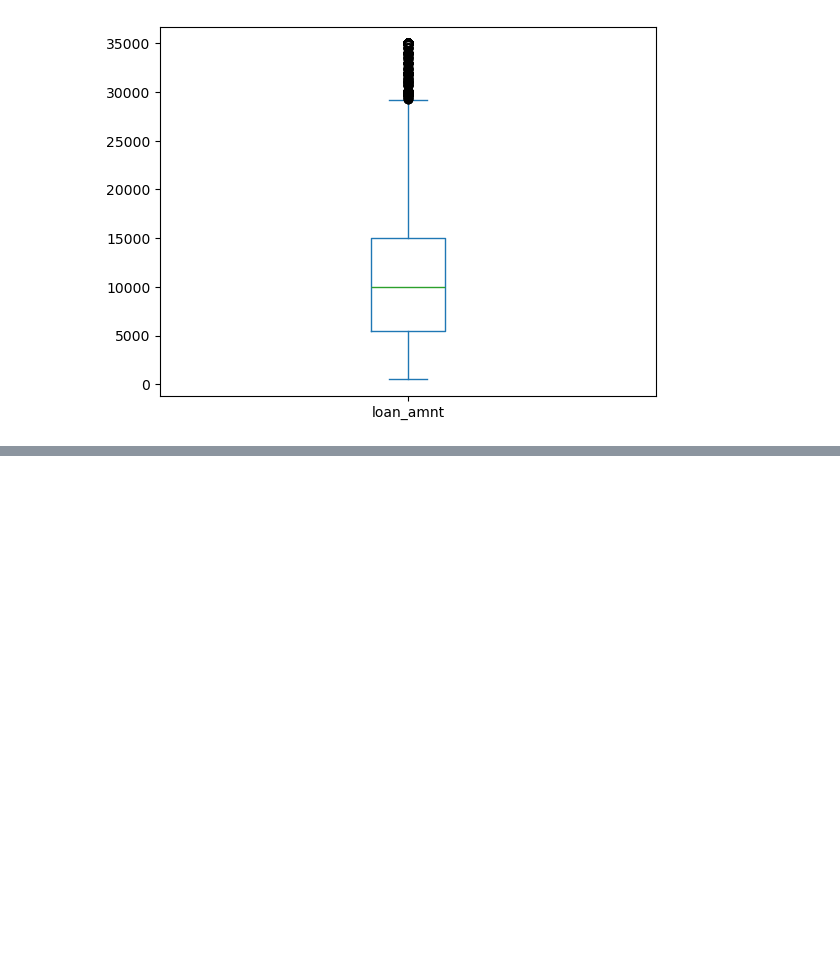
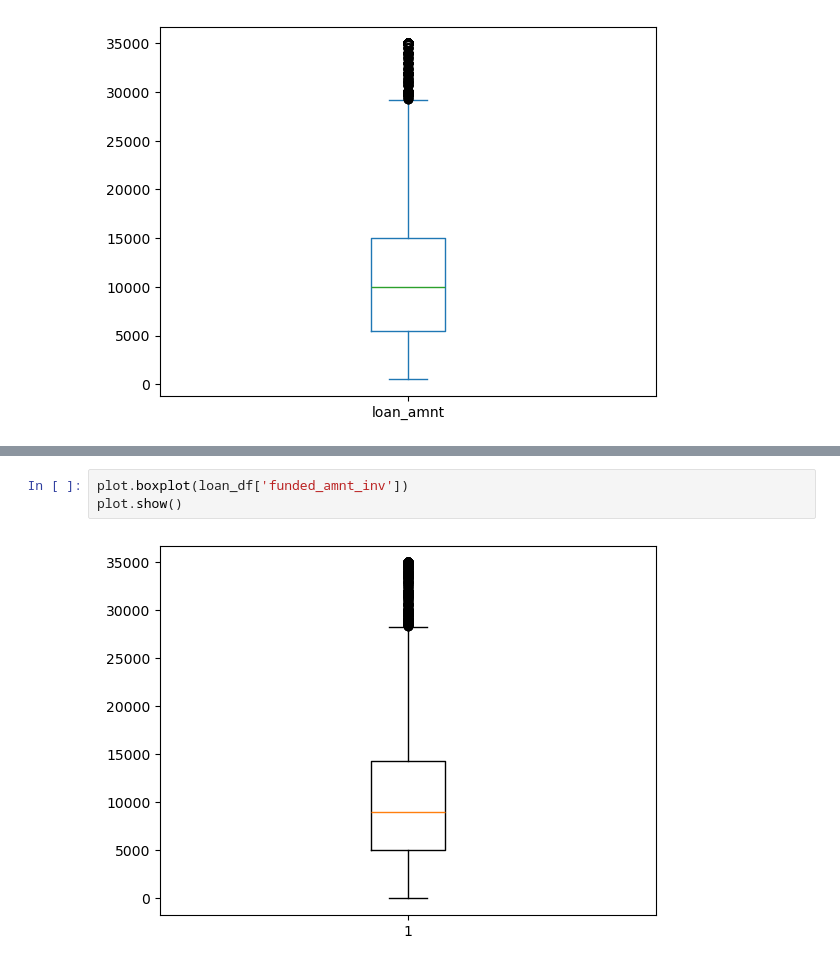
Before and after one commit to supriyaKU23/LendingClubCaseStudy, a Jupyter notebook: Supriya_Uppala.ipynb, the cells around one changed output, grey strips where cells are left out. Drawn from its saved outputs; the diff is of its cells as text; blank space fills up the shorter version.

```diff
--- a/Supriya_Uppala.ipynb
+++ b/Supriya_Uppala.ipynb
@@ -532,0 +541,5 @@ Name: loan_amnt, dtype: float64
+# %%
+plot.boxplot(loan_df['funded_amnt_inv'])
+plot.show()
+# %% [output]
+[figure, added]
```
Also changed, not shown: parts of 67 cells of this notebook.
